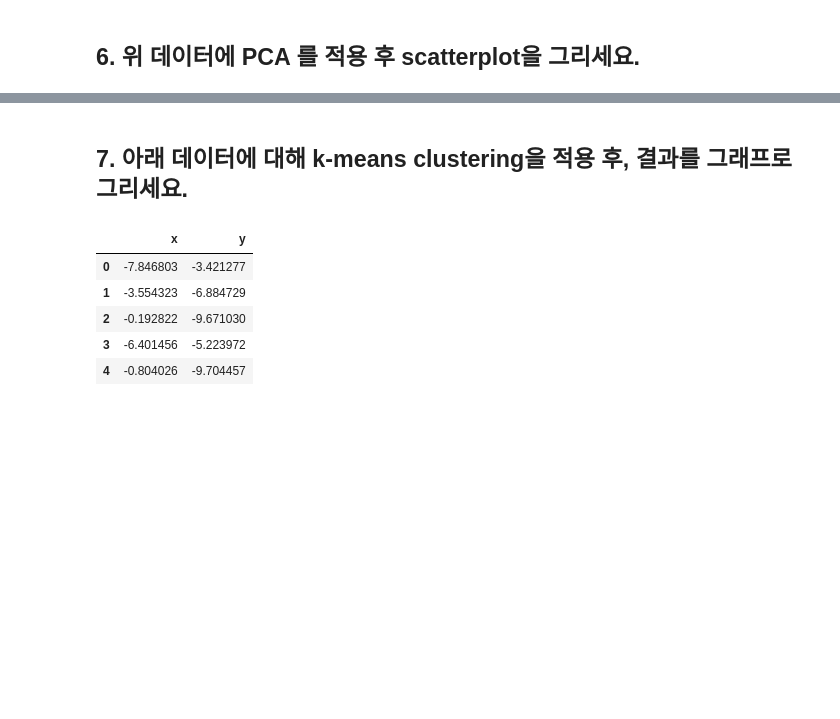
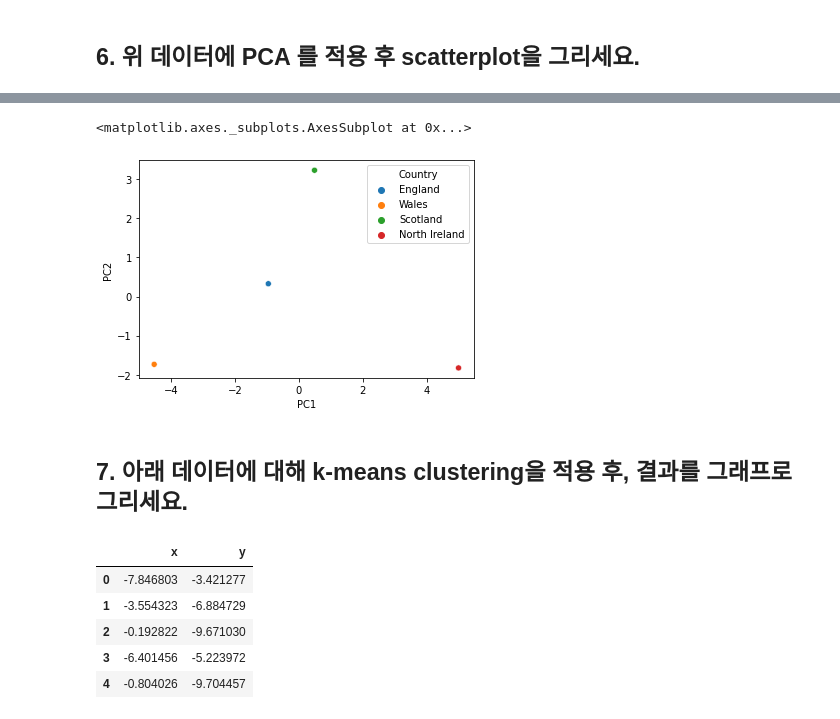
Before and after one commit to Shena2/project, a Jupyter notebook: section1/sprint challenge/ai04-sc13x-hena.ipynb, the cells around one changed output, grey strips where cells are left out. Cells and saved outputs as stored; diff of their text form; code cells hidden in the pictures; blank space fills up the shorter version.

```diff
--- a/section1/sprint challenge/ai04-sc13x-hena.ipynb
+++ b/section1/sprint challenge/ai04-sc13x-hena.ipynb
@@ -171,0 +131,11 @@ df1
+# %%
+from sklearn.preprocessing import StandardScaler
+from sklearn.compose import ColumnTransformer
+
+scaled_cols = df.columns.drop('Country')
+
+ct = ColumnTransformer([("transformer", StandardScaler(), scaled_cols)],
+                       remainder='passthrough')
+
+df[scaled_cols] = ct.fit_transform(df[scaled_cols])
+df
@@ -212,0 +150,8 @@ TypeError: ignored
+# %%
+from sklearn.decomposition import PCA
+
+# PCA
+pc = PCA(2)
+Z = pc.fit_transform(df[scaled_cols])
+pca_df = pd.DataFrame(Z,columns=["PC1","PC2"])
+pca_df
@@ -213,3 +164,10 @@ TypeError: ignored
+# %%
+import seaborn as sns
+
+sns.scatterplot(x = 'PC1', y = 'PC2', data = pca_df, hue=df['Country'])
+# %% [output]
+<matplotlib.axes._subplots.AxesSubplot at 0x...>
+[figure, added]
 # %% [markdown]
 ## 7. 아래 데이터에 대해 k-means clustering을 적용 후, 결과를 그래프로 그리세요.
 # %%
```
Also changed, not shown: parts of 10 cells of this notebook.
